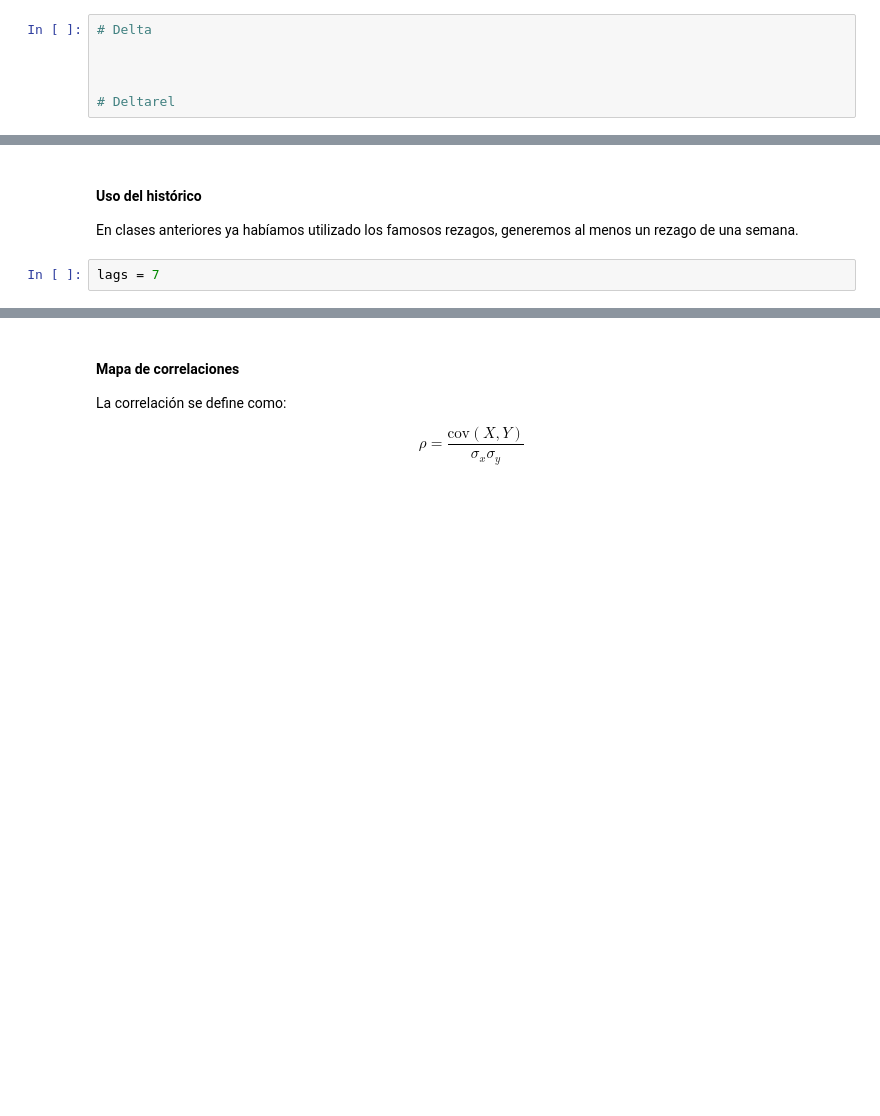
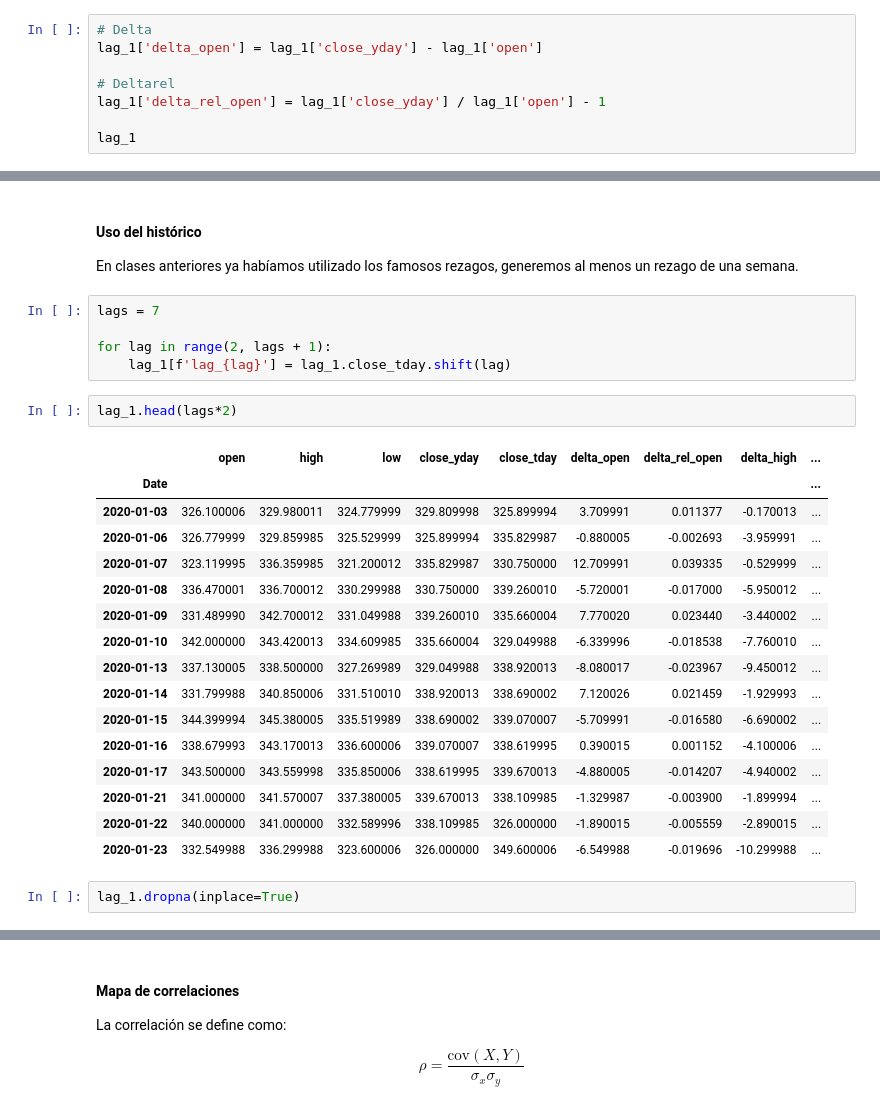
Before and after one commit to HectorH06/Data-Proc-Lab, a Jupyter notebook: Material/10,0_clase_202101.ipynb, the cells around one changed output, grey strips where cells are left out. Saved outputs shown, nothing was run; the diff lists cells and outputs as text; blank space fills up the shorter version.

```diff
--- a/Material/10,0_clase_202101.ipynb
+++ b/Material/10,0_clase_202101.ipynb
@@ -352,7 +370,9 @@ $$ \Delta y_t = y_{t-1} - y_{\text{open}, t-1}  $$
 $$ \Delta_{rel} y_t = \frac{y_{t-1}}{y_{\text{open}, t-1}} - 1   $$
 # %%
 # Delta
-
-
+lag_1['delta_open'] = lag_1['close_yday'] - lag_1['open']
 
 # Deltarel
+lag_1['delta_rel_open'] = lag_1['close_yday'] / lag_1['open'] - 1
+
+lag_1
@@ -365,3 +438,27 @@ Comprobando que sirva.
 En clases anteriores ya habíamos utilizado los famosos rezagos, generemos al menos un rezago de una semana.
 # %%
 lags = 7
+
+for lag in range(2, lags + 1):
+    lag_1[f'lag_{lag}'] = lag_1.close_tday.shift(lag)
+# %%
+lag_1.head(lags*2)
+# %% [output]
+|  | open | high | low | close_yday | close_tday | delta_open | delta_rel_open | delta_high | ... |
+| Date |  |  |  |  |  |  |  |  | ... |
+| 2020-01-03 | 326.100006 | 329.980011 | 324.779999 | 329.809998 | 325.899994 | 3.709991 | 0.011377 | -0.170013 | ... |
+| 2020-01-06 | 326.779999 | 329.859985 | 325.529999 | 325.899994 | 335.829987 | -0.880005 | -0.002693 | -3.959991 | ... |
+| 2020-01-07 | 323.119995 | 336.359985 | 321.200012 | 335.829987 | 330.750000 | 12.709991 | 0.039335 | -0.529999 | ... |
+| 2020-01-08 | 336.470001 | 336.700012 | 330.299988 | 330.750000 | 339.260010 | -5.720001 | -0.017000 | -5.950012 | ... |
+| 2020-01-09 | 331.489990 | 342.700012 | 331.049988 | 339.260010 | 335.660004 | 7.770020 | 0.023440 | -3.440002 | ... |
+| 2020-01-10 | 342.000000 | 343.420013 | 334.609985 | 335.660004 | 329.049988 | -6.339996 | -0.018538 | -7.760010 | ... |
+| 2020-01-13 | 337.130005 | 338.500000 | 327.269989 | 329.049988 | 338.920013 | -8.080017 | -0.023967 | -9.450012 | ... |
+| 2020-01-14 | 331.799988 | 340.850006 | 331.510010 | 338.920013 | 338.690002 | 7.120026 | 0.021459 | -1.929993 | ... |
+| 2020-01-15 | 344.399994 | 345.380005 | 335.519989 | 338.690002 | 339.070007 | -5.709991 | -0.016580 | -6.690002 | ... |
+| 2020-01-16 | 338.679993 | 343.170013 | 336.600006 | 339.070007 | 338.619995 | 0.390015 | 0.001152 | -4.100006 | ... |
+| 2020-01-17 | 343.500000 | 343.559998 | 335.850006 | 338.619995 | 339.670013 | -4.880005 | -0.014207 | -4.940002 | ... |
+| 2020-01-21 | 341.000000 | 341.570007 | 337.380005 | 339.670013 | 338.109985 | -1.329987 | -0.003900 | -1.899994 | ... |
+| 2020-01-22 | 340.000000 | 341.000000 | 332.589996 | 338.109985 | 326.000000 | -1.890015 | -0.005559 | -2.890015 | ... |
+| 2020-01-23 | 332.549988 | 336.299988 | 323.600006 | 326.000000 | 349.600006 | -6.549988 | -0.019696 | -10.299988 | ... |
+# %%
+lag_1.dropna(inplace=True)
```
Also changed, not shown: parts of 21 cells of this notebook.
